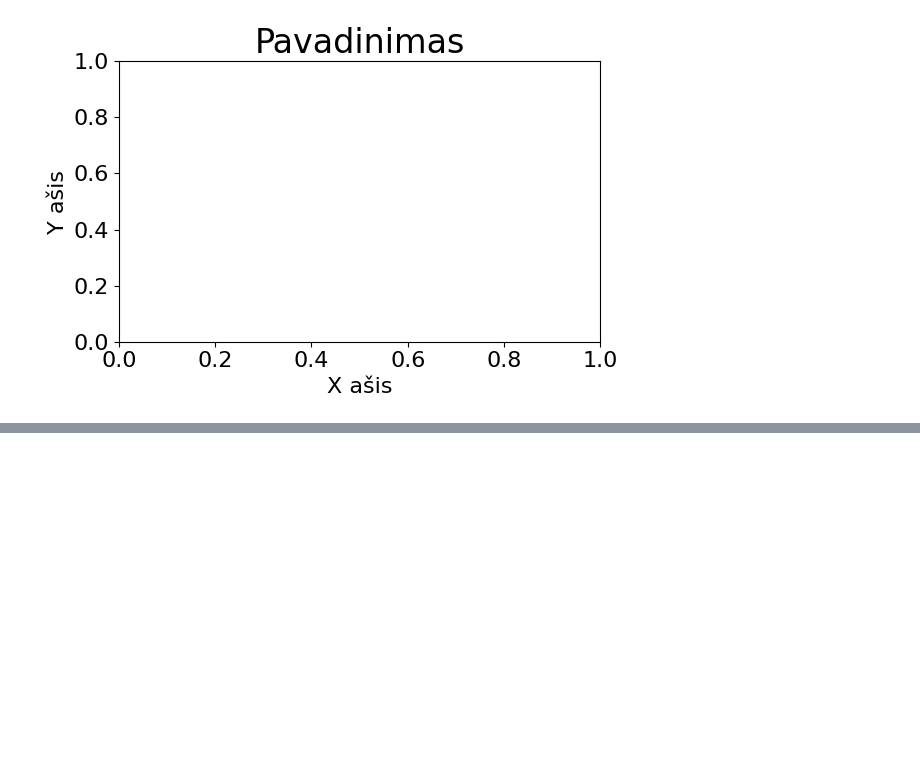
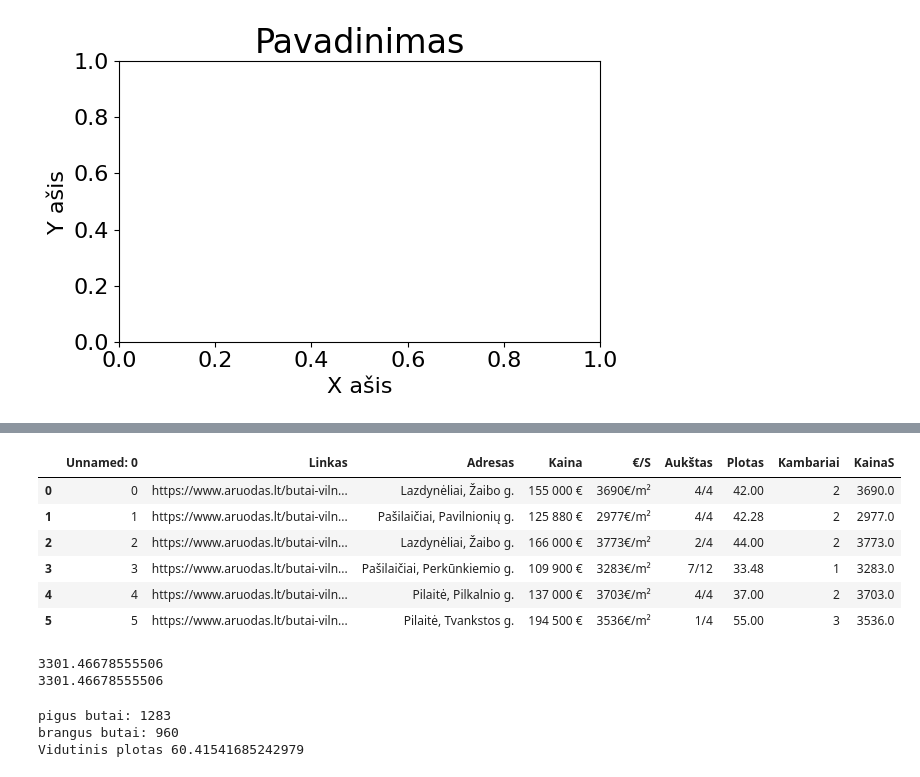
Before and after one commit to EmveeLT/JupyterNotebooks, a Jupyter notebook: Pandas2.ipynb, the cells around one changed output, grey strips where cells are left out. Saved outputs shown, nothing was run; the diff lists cells and outputs as text; code cells hidden in the pictures; blank space fills up the shorter version.

```diff
--- a/Pandas2.ipynb
+++ b/Pandas2.ipynb
@@ -547,0 +676,58 @@ plt.show()
+# %%
+# Nuskaitykite aruodas.csv failą
+# Pridėkite prie DataFrame'o naują stulpelį "KainaS", kur būtų skaičiai (float'ai) iš stulpelio "€/S"
+# tam panaudokite savo sukurtą funkciją, kuri tekstą verstų į float'us
+# bei .apply() metodą
+# Suraskite vidutinę kv. m. kainą.
+
+aruod = pd.read_csv("aruodas.csv")
+aruod.head(5)
+
+def Floatinisreikalas(kvadratai):
+    kvadratokaina = float(kvadratai.split("€")[0])
+    return kvadratokaina
+
+aruod['KainaS'] = aruod["€/S"].apply(Floatinisreikalas)
+vidutine_kaina = aruod['KainaS'].mean()
+aruod.head(6)
+# %% [output]
+|  | Unnamed: 0 | Linkas | Adresas | Kaina | €/S | Aukštas | Plotas | Kambariai | KainaS |
+| 0 | 0 | https://www.aruodas.lt/butai-viln... | Lazdynėliai, Žaibo g. | 155 000 € | 3690€/m² | 4/4 | 42.00 | 2 | 3690.0 |
+| 1 | 1 | https://www.aruodas.lt/butai-viln... | Pašilaičiai, Pavilnionių g. | 125 880 € | 2977€/m² | 4/4 | 42.28 | 2 | 2977.0 |
+| 2 | 2 | https://www.aruodas.lt/butai-viln... | Lazdynėliai, Žaibo g. | 166 000 € | 3773€/m² | 2/4 | 44.00 | 2 | 3773.0 |
+| 3 | 3 | https://www.aruodas.lt/butai-viln... | Pašilaičiai, Perkūnkiemio g. | 109 900 € | 3283€/m² | 7/12 | 33.48 | 1 | 3283.0 |
+| 4 | 4 | https://www.aruodas.lt/butai-viln... | Pilaitė, Pilkalnio g. | 137 000 € | 3703€/m² | 4/4 | 37.00 | 2 | 3703.0 |
+| 5 | 5 | https://www.aruodas.lt/butai-viln... | Pilaitė, Tvankstos g. | 194 500 € | 3536€/m² | 1/4 | 55.00 | 3 | 3536.0 |
+# %%
+vidutine_kaina = aruod['KainaS'].mean()
+print(vidutine_kaina)
+Nvidkaina = np.mean(aruod["KainaS"])          #kitas ubdas naudojant numpy
+print(Nvidkaina)
+# %% [output]
+3301.46678555506
+3301.46678555506
+# %%
+#Dar su aruodas.csv:
+# Suraskite, kiek buvo pigių, kiek buvo brangių butų (mažiau už vidutinę kainą, daugiau nei vidutinė kaina)
+#Suraskite vidutinį butų plotą.
+
+pigus = []
+brangus = []
+
+for skaicius in aruod['KainaS']:
+    if skaicius > vidutine_kaina :
+        brangus.append(skaicius)
+        brangiubutuskaicius = len(brangus)
+    else:
+        pigus.append(skaicius)
+        pigiubutuskaicius = len(pigus)
+
+print("pigus butai:" ,pigiubutuskaicius)
+print("brangus butai:" , brangiubutuskaicius)
+
+vidutinis_plotas = aruod['Plotas'].mean()
+print("Vidutinis plotas" ,vidutinis_plotas)
+# %% [output]
+pigus butai: 1283
+brangus butai: 960
+Vidutinis plotas 60.41541685242979
```
Also changed, not shown: parts of 13 cells of this notebook, 2 other files.
